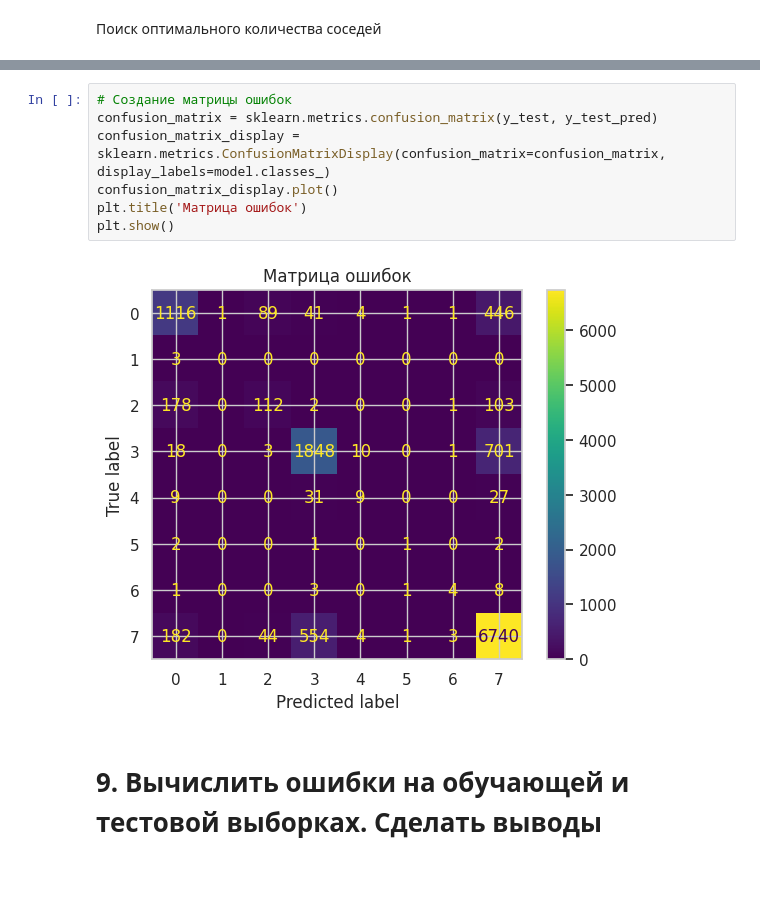
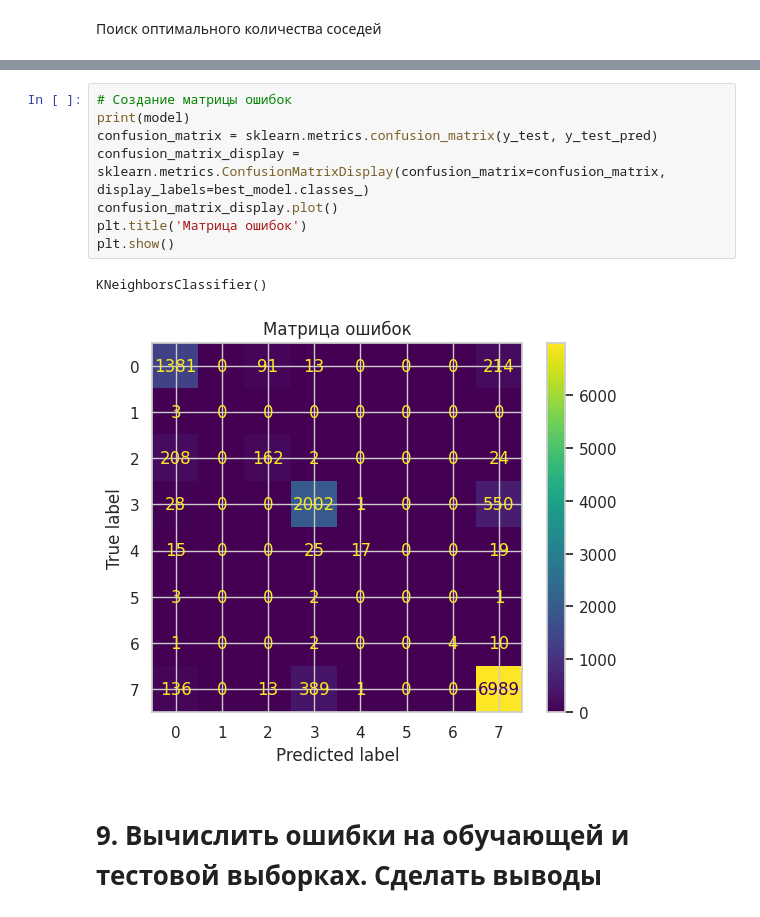
Before and after one commit to Alexey131313/ML_homework, a Jupyter notebook: homework1.ipynb, the cells around one changed output, grey strips where cells are left out. Saved outputs shown, nothing was run; the diff lists cells and outputs as text; blank space fills up the shorter version.

```diff
--- a/homework1.ipynb
+++ b/homework1.ipynb
@@ -599,12 +599,14 @@ print(f"\nТочность:\nОбучающая: {accuracy_score(y_train, y_trai
 # %%
 # Создание матрицы ошибок
+print(model)
 confusion_matrix = sklearn.metrics.confusion_matrix(y_test, y_test_pred)
-confusion_matrix_display = sklearn.metrics.ConfusionMatrixDisplay(confusion_matrix=confusion_matrix, display_labels=model.classes_)
+confusion_matrix_display = sklearn.metrics.ConfusionMatrixDisplay(confusion_matrix=confusion_matrix, display_labels=best_model.classes_)
 confusion_matrix_display.plot()
 plt.title('Матрица ошибок')
 plt.show()
 # %% [output]
+KNeighborsClassifier()
-[figure, old version]
+[figure, new version]
 # %% [markdown]
 # 9. Вычислить ошибки на обучающей и тестовой выборках. Сделать выводы
 # %% [markdown]
```
Also changed, not shown: parts of 12 cells of this notebook.
